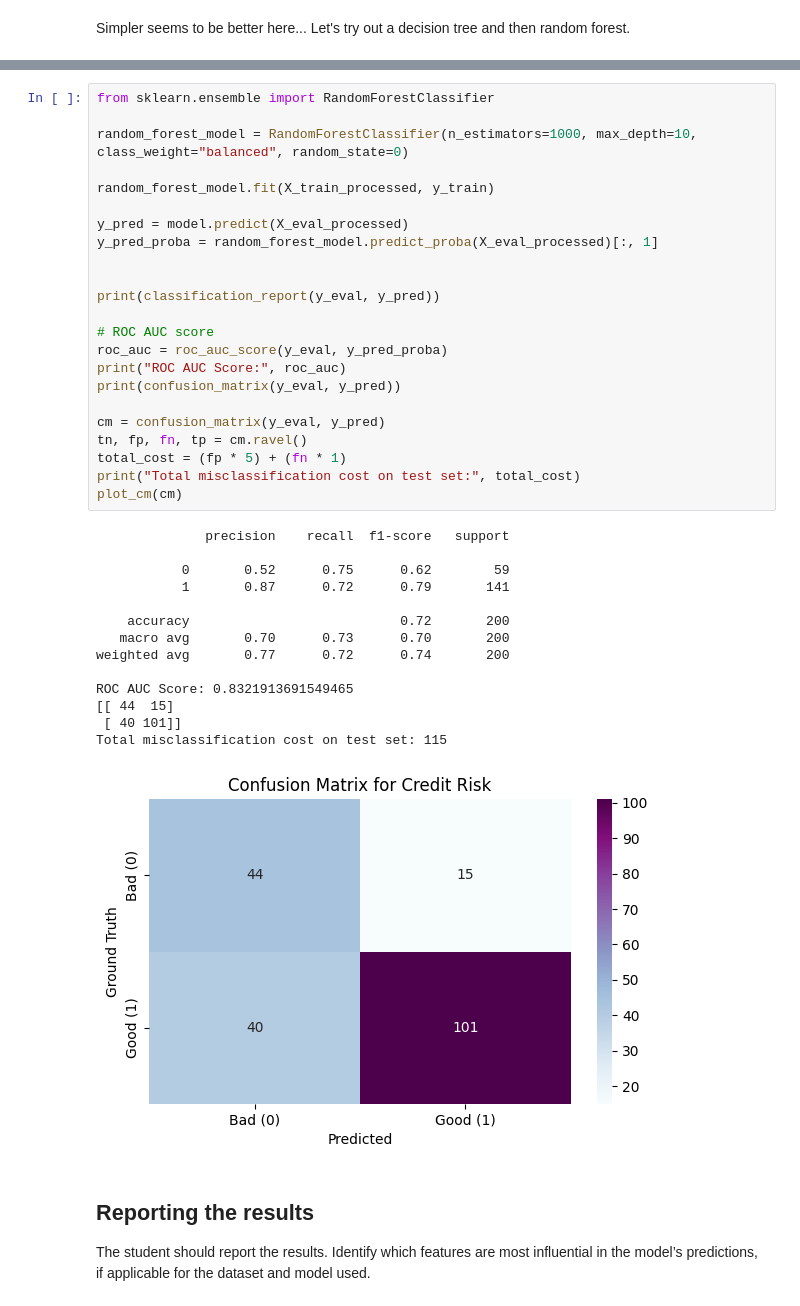
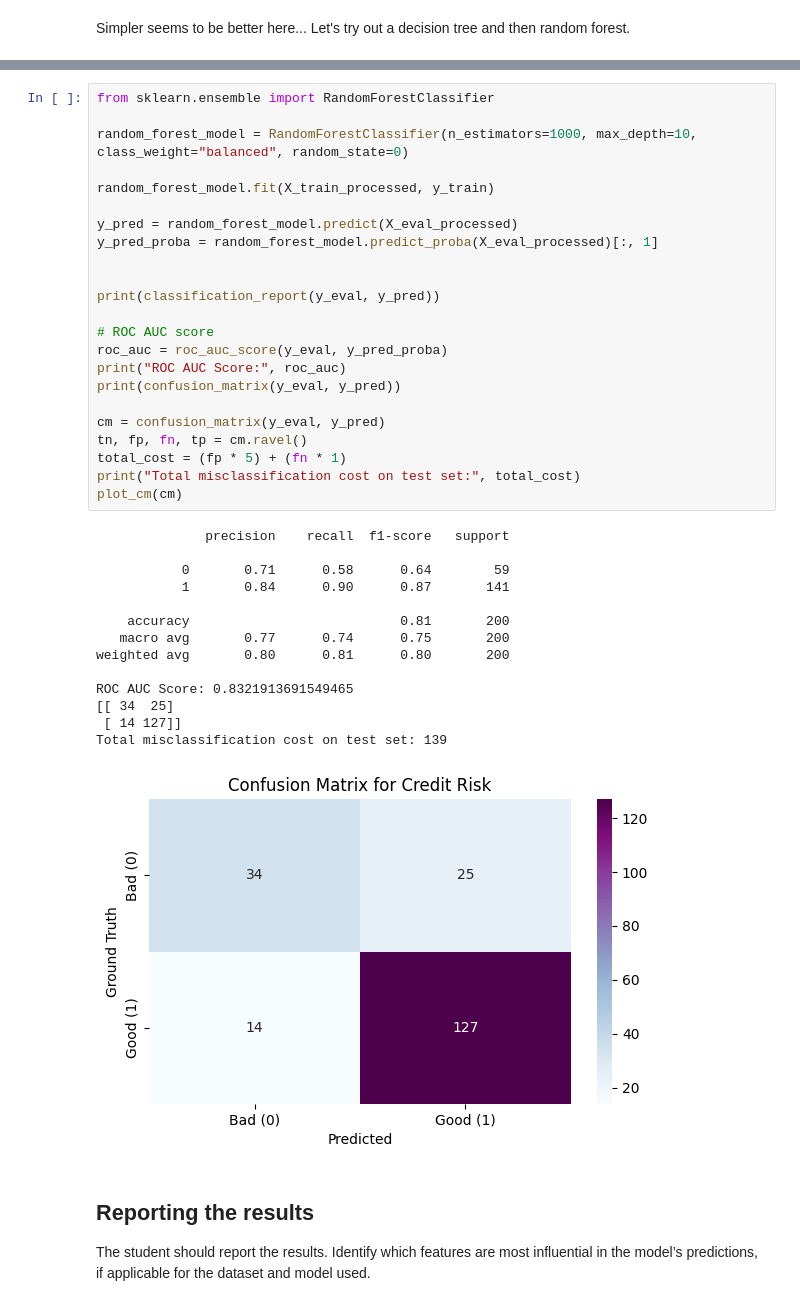
Before and after one commit to reascr/MSC-in-IT-and-Cognition, a Jupyter notebook: AppliedAI/First_assignment_dataset_2.ipynb, the cells around one changed output, grey strips where cells are left out. Drawn from its saved outputs; the diff is of its cells as text.

```diff
--- a/AppliedAI/First_assignment_dataset_2.ipynb
+++ b/AppliedAI/First_assignment_dataset_2.ipynb
@@ -571,41 +622,41 @@ Total misclassification cost on test set: 128
 # %%
 from sklearn.ensemble import RandomForestClassifier
 
 random_forest_model = RandomForestClassifier(n_estimators=1000, max_depth=10, class_weight="balanced", random_state=0)
 
 random_forest_model.fit(X_train_processed, y_train)
 
-y_pred = model.predict(X_eval_processed)
+y_pred = random_forest_model.predict(X_eval_processed)
 y_pred_proba = random_forest_model.predict_proba(X_eval_processed)[:, 1]
 
 
 print(classification_report(y_eval, y_pred))
 
 # ROC AUC score
 roc_auc = roc_auc_score(y_eval, y_pred_proba)
 print("ROC AUC Score:", roc_auc)
 print(confusion_matrix(y_eval, y_pred))
 
 cm = confusion_matrix(y_eval, y_pred)
 tn, fp, fn, tp = cm.ravel()
 total_cost = (fp * 5) + (fn * 1)
 print("Total misclassification cost on test set:", total_cost)
 plot_cm(cm)
 # %% [output]
               precision    recall  f1-score   support
 
-           0       0.52      0.75      0.62        59
-           1       0.87      0.72      0.79       141
+           0       0.71      0.58      0.64        59
+           1       0.84      0.90      0.87       141
 
-    accuracy                           0.72       200
-   macro avg       0.70      0.73      0.70       200
-weighted avg       0.77      0.72      0.74       200
+    accuracy                           0.81       200
+   macro avg       0.77      0.74      0.75       200
+weighted avg       0.80      0.81      0.80       200
 
 ROC AUC Score: 0.8321913691549465
-[[ 44  15]
- [ 40 101]]
-Total misclassification cost on test set: 115
+[[ 34  25]
+ [ 14 127]]
+Total misclassification cost on test set: 139
-[figure, old version]
+[figure, new version]
 # %% [markdown]
 ## **Reporting the results**
 
```
Also changed, not shown: parts of 7 cells of this notebook.
